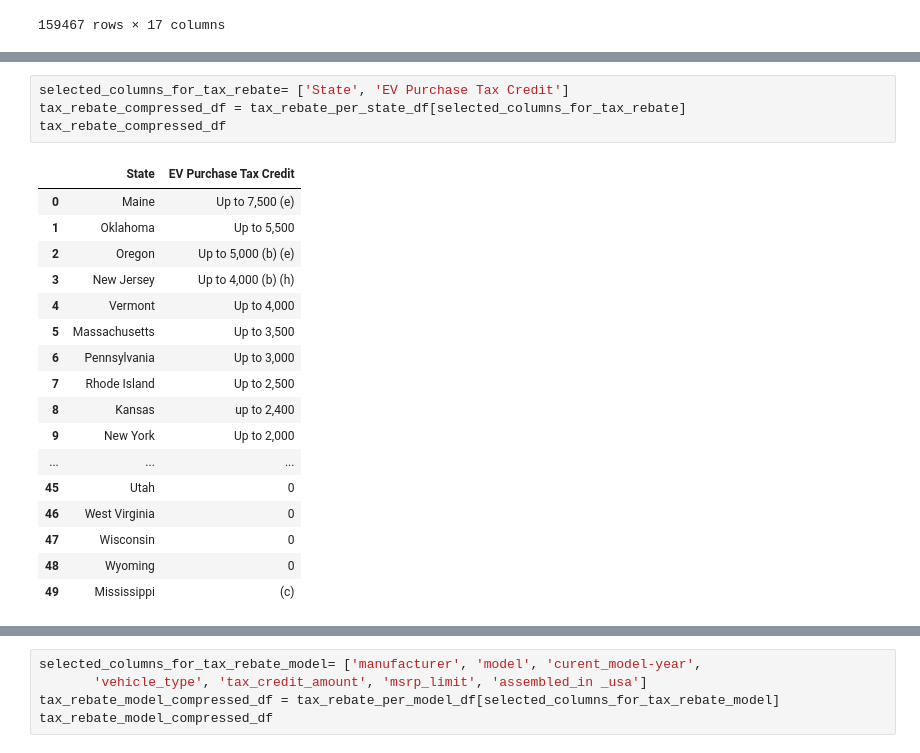
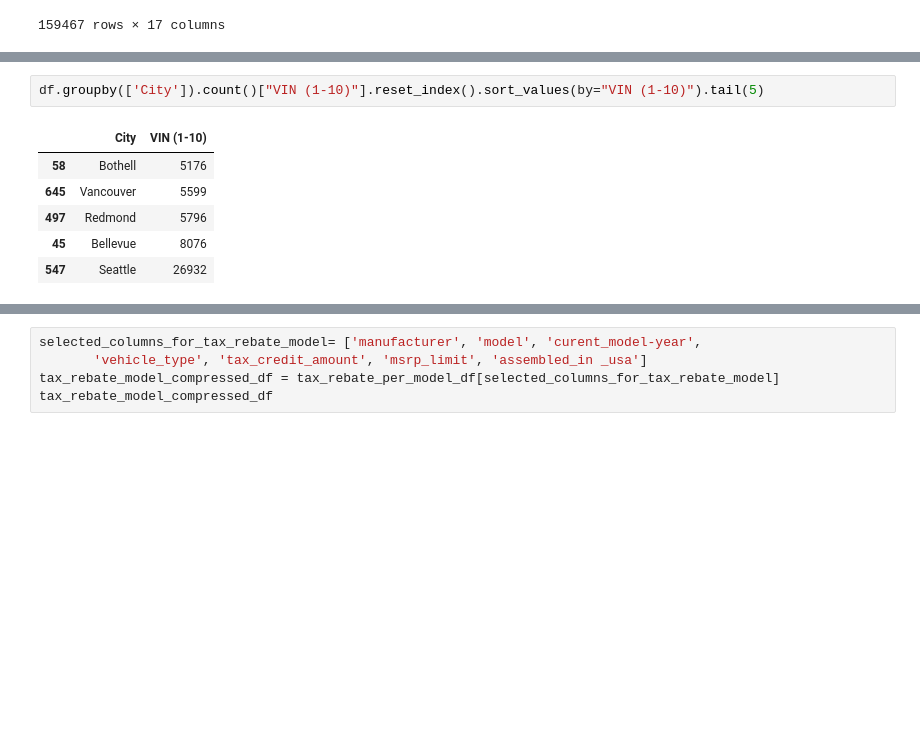
Before and after one commit to Omeesha28/Project_1, a Jupyter notebook: Electric_vehicle.ipynb, the cells around one changed output, grey strips where cells are left out. Drawn from its saved outputs; the diff is of its cells as text; blank space fills up the shorter version.

```diff
--- a/Electric_vehicle.ipynb
+++ b/Electric_vehicle.ipynb
@@ -155,22 +91,9 @@ Index(['State', 'EV Purchase Tax Credit',
-# %%
-selected_columns_for_tax_rebate= ['State', 'EV Purchase Tax Credit']
-tax_rebate_compressed_df = tax_rebate_per_state_df[selected_columns_for_tax_rebate]
-tax_rebate_compressed_df
-# %% [output]
-|  | State | EV Purchase Tax Credit |
-| 0 | Maine | Up to 7,500 (e) |
-| 1 | Oklahoma | Up to 5,500 |
-| 2 | Oregon | Up to 5,000 (b) (e) |
-| 3 | New Jersey | Up to 4,000 (b) (h) |
-| 4 | Vermont | Up to 4,000 |
-| 5 | Massachusetts | Up to 3,500 |
-| 6 | Pennsylvania | Up to 3,000 |
-| 7 | Rhode Island | Up to 2,500 |
-| 8 | Kansas | up to 2,400 |
-| 9 | New York | Up to 2,000 |
-| ... | ... | ... |
-| 45 | Utah | 0 |
-| 46 | West Virginia | 0 |
-| 47 | Wisconsin | 0 |
-| 48 | Wyoming | 0 |
-| 49 | Mississippi | (c) |
+# %%
+df.groupby(['City']).count()["VIN (1-10)"].reset_index().sort_values(by="VIN (1-10)").tail(5)
+# %% [output]
+|  | City | VIN (1-10) |
+| 58 | Bothell | 5176 |
+| 645 | Vancouver | 5599 |
+| 497 | Redmond | 5796 |
+| 45 | Bellevue | 8076 |
+| 547 | Seattle | 26932 |
```
Also changed, not shown: parts of 12 cells of this notebook, 1 other file.
